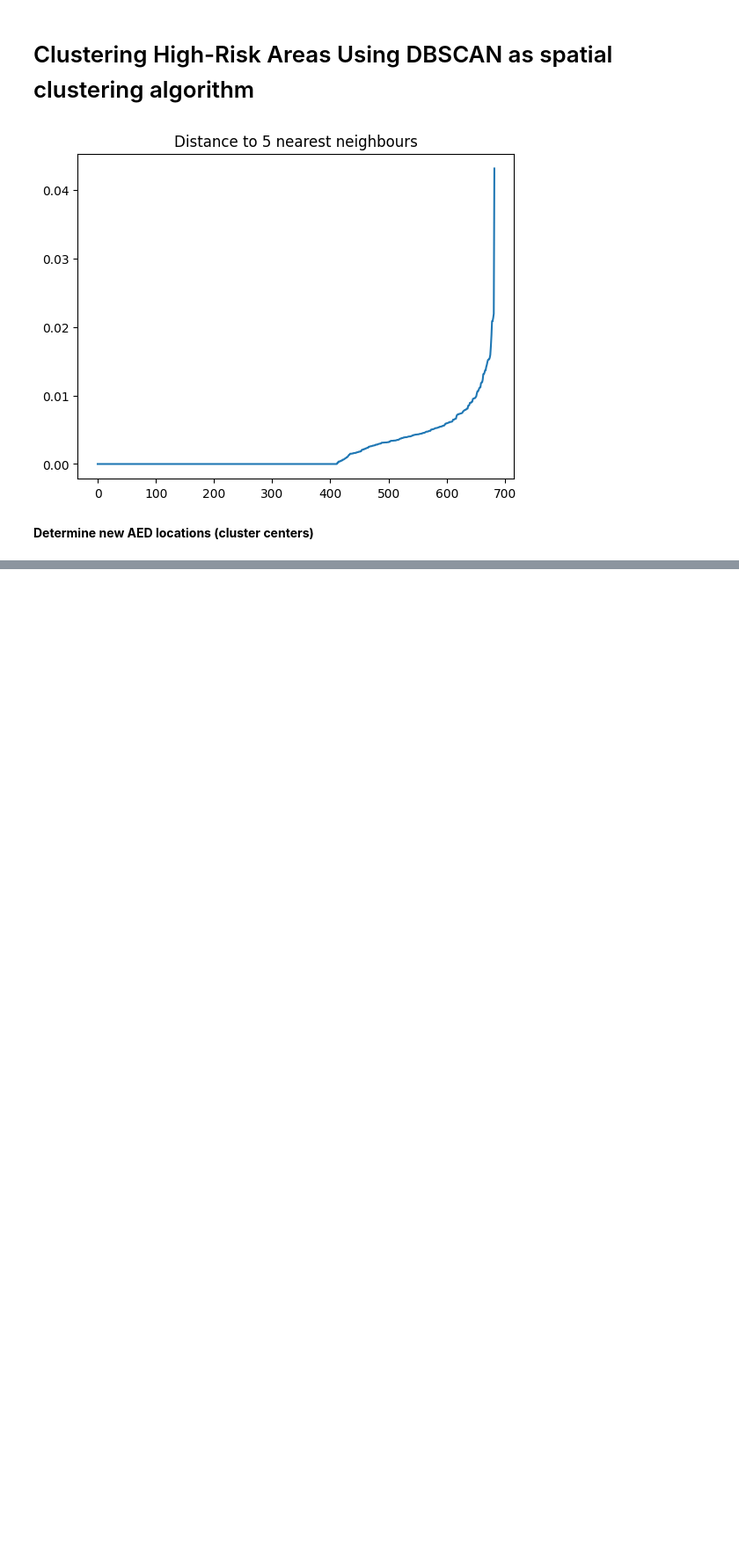
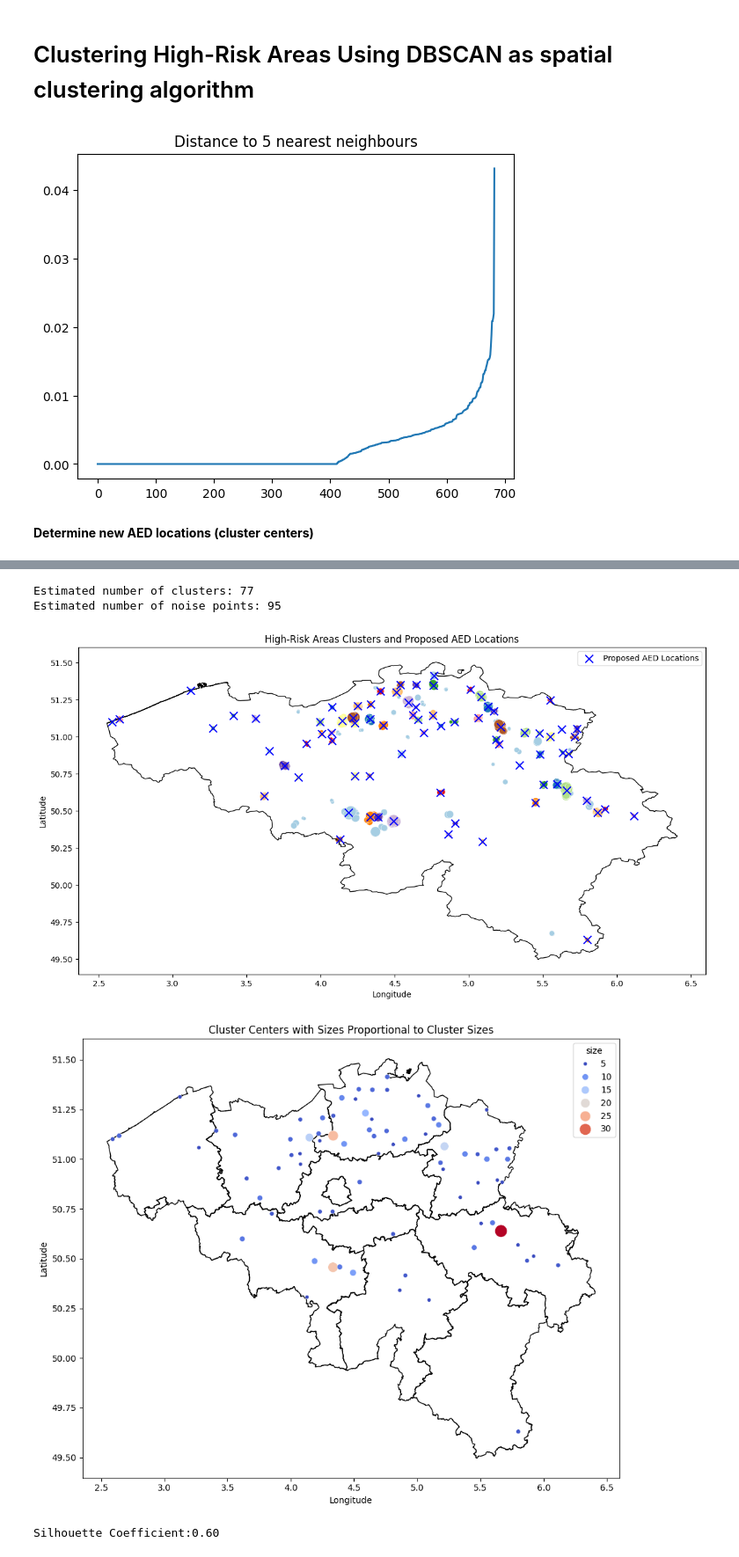
Before and after one commit to JeroenGuillierme/Project-MDA, a Jupyter notebook: 3. AED Placement.ipynb, the cells around one changed output, grey strips where cells are left out. Shown at 88% size. Saved outputs shown, nothing was run; the diff lists cells and outputs as text; code cells hidden in the pictures; blank space fills up the shorter version.

```diff
--- a/3. AED Placement.ipynb
+++ b/3. AED Placement.ipynb
@@ -419,7 +417,7 @@ high_risk_areas_filtered = high_risk_areas[high_risk_areas['cluster'] != -1]
 # %% [markdown]
 **Determine new AED locations (cluster centers)**
 # %%
-cluster_centers = high_risk_areas_filtered.groupby('cluster').mean()[['Latitude', 'Longitude']]
+cluster_centers = high_risk_areas_filtered.groupby('cluster')[['Latitude', 'Longitude']].mean()
 cluster_sizes = high_risk_areas_filtered['cluster'].value_counts()
 labels = dbscan.labels_
 
@@ -442,10 +442,4 @@ print('New AED Locations: \n', cluster_centers)
 # %%
-cluster_centers = high_risk_areas_filtered.groupby('cluster').mean()[['Latitude', 'Longitude']]
-cluster_sizes = high_risk_areas_filtered['cluster'].value_counts()
-labels = dbscan.labels_
-
-print('New AED Locations: \n', cluster_centers)
-
 # Number of clusters in labels, ignoring noise if present.
 n_clusters_ = len(set(labels)) - (1 if -1 in labels else 0)
 n_noise_ = list(labels).count(-1)
@@ -477,30 +471,36 @@ ax.legend(bbox_to_anchor=(1, 1))
 plt.tight_layout()
 plt.show()
 
 # New plot for cluster sizes
 fig, ax = plt.subplots(figsize=(12, 8))
 
 # Prepare cluster centers with sizes
 cluster_centers['size'] = cluster_sizes
 
 # Plot only cluster centers with sizes and colors depending on cluster size to determine most 'problematic' clusters
 belgium_with_provinces_boundary.plot(ax=ax, facecolor='none', edgecolor='black')
 scatter = sns.scatterplot(data=cluster_centers,
                           x='Longitude', y='Latitude', size='size', sizes=(20, 200),
                           hue='size', palette='coolwarm', legend='brief')
 ax.set_title('Cluster Centers with Sizes Proportional to Cluster Sizes')
 ax.set_xlabel('Longitude')
 ax.set_ylabel('Latitude')
 plt.tight_layout()
 plt.show()
 
 # Evaluation metrics
 
 sc = silhouette_score(high_risk_areas[['Latitude', 'Longitude']], labels)
 print("Silhouette Coefficient:%0.2f" % sc)
 # For incident_density_threshold = 10: sc = -0.13 and 11 clusters
 # For incident_density_threshold = 5: sc = 0.69  and 82 clusters
 
 # Save cluster centers to new csv file
 #new_aed_gdf[['Latitude', 'Longitude']].to_csv(
 #    'C:/Users/Admin/Documents/GitHub/Project-AED-optimalization/DATA/new_aed_locations.csv', index=True)
+# %% [output]
+Estimated number of clusters: 77
+Estimated number of noise points: 95
+[figure, added]
+[figure, added]
+Silhouette Coefficient:0.60
```
Also changed, not shown: parts of 2 cells of this notebook, 2 other files.
